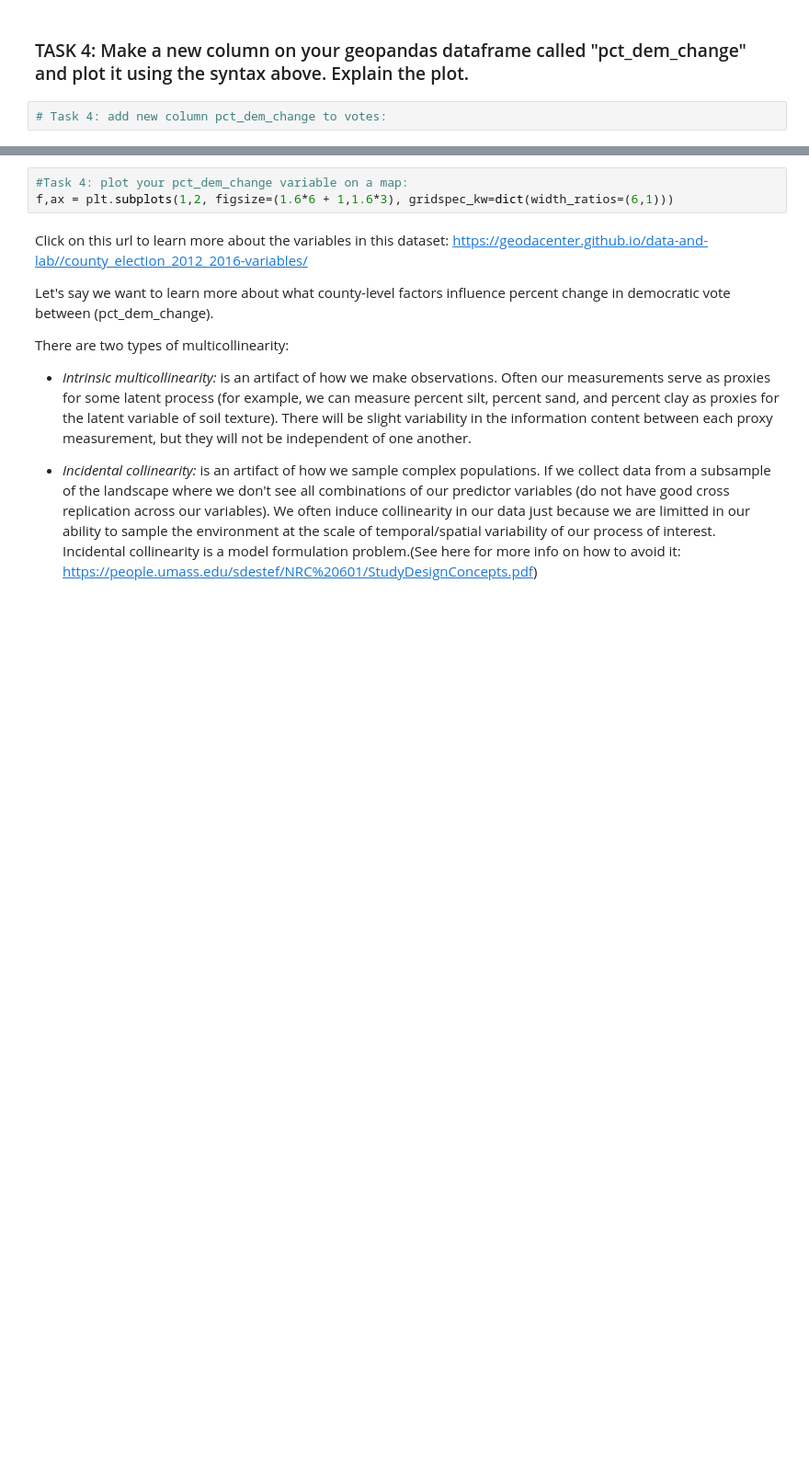
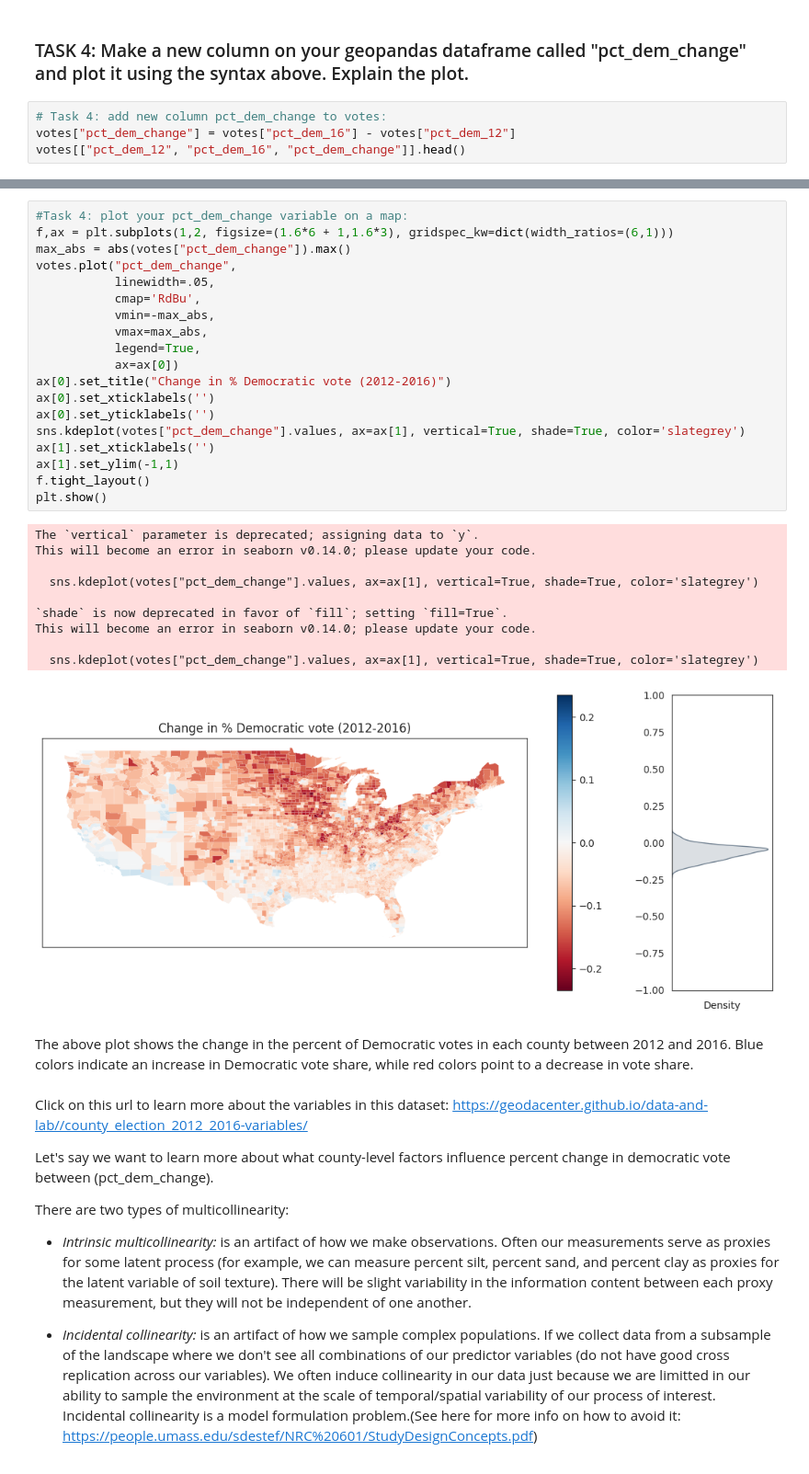
Before and after one commit to rlannder/WaterDig, a Jupyter notebook: CodeSprints/FeatureDependence.ipynb, the cells around one changed output, grey strips where cells are left out. Shown at 92% size. Saved outputs shown, nothing was run; the diff lists cells and outputs as text; blank space fills up the shorter version.

```diff
--- a/CodeSprints/FeatureDependence.ipynb
+++ b/CodeSprints/FeatureDependence.ipynb
@@ -256,3 +257,5 @@ This will become an error in seaborn v0.14.0; please update your code.
 ### TASK 4: Make a new column on your geopandas dataframe called "pct_dem_change" and plot it using the syntax above. Explain the plot.
 # %%
 # Task 4: add new column pct_dem_change to votes:
+votes["pct_dem_change"] = votes["pct_dem_16"] - votes["pct_dem_12"]
+votes[["pct_dem_12", "pct_dem_16", "pct_dem_change"]].head()
@@ -259,6 +281,35 @@ This will become an error in seaborn v0.14.0; please update your code.
 # %%
 #Task 4: plot your pct_dem_change variable on a map:
 f,ax = plt.subplots(1,2, figsize=(1.6*6 + 1,1.6*3), gridspec_kw=dict(width_ratios=(6,1)))
+max_abs = abs(votes["pct_dem_change"]).max()
+votes.plot("pct_dem_change",
+           linewidth=.05,
+           cmap='RdBu',
+           vmin=-max_abs,
+           vmax=max_abs,
+           legend=True,
+           ax=ax[0])
+ax[0].set_title("Change in % Democratic vote (2012-2016)")
+ax[0].set_xticklabels('')
+ax[0].set_yticklabels('')
+sns.kdeplot(votes["pct_dem_change"].values, ax=ax[1], vertical=True, shade=True, color='slategrey')
+ax[1].set_xticklabels('')
+ax[1].set_ylim(-1,1)
+f.tight_layout()
+plt.show()
+# %% [output]
+The `vertical` parameter is deprecated; assigning data to `y`.
+This will become an error in seaborn v0.14.0; please update your code.
+
+  sns.kdeplot(votes["pct_dem_change"].values, ax=ax[1], vertical=True, shade=True, color='slategrey')
+
+`shade` is now deprecated in favor of `fill`; setting `fill=True`.
+This will become an error in seaborn v0.14.0; please update your code.
+
+  sns.kdeplot(votes["pct_dem_change"].values, ax=ax[1], vertical=True, shade=True, color='slategrey')
+[figure, added]
+# %% [markdown]
+The above plot shows the change in the percent of Democratic votes in each county between 2012 and 2016. Blue colors indicate an increase in Democratic vote share, while red colors point to a decrease in vote share.
 # %% [markdown]
 Click on this url to learn more about the variables in this dataset: https://geodacenter.github.io/data-and-lab//county_election_2012_2016-variables/
 
```
Also changed, not shown: parts of 33 cells of this notebook, 1 other file.
